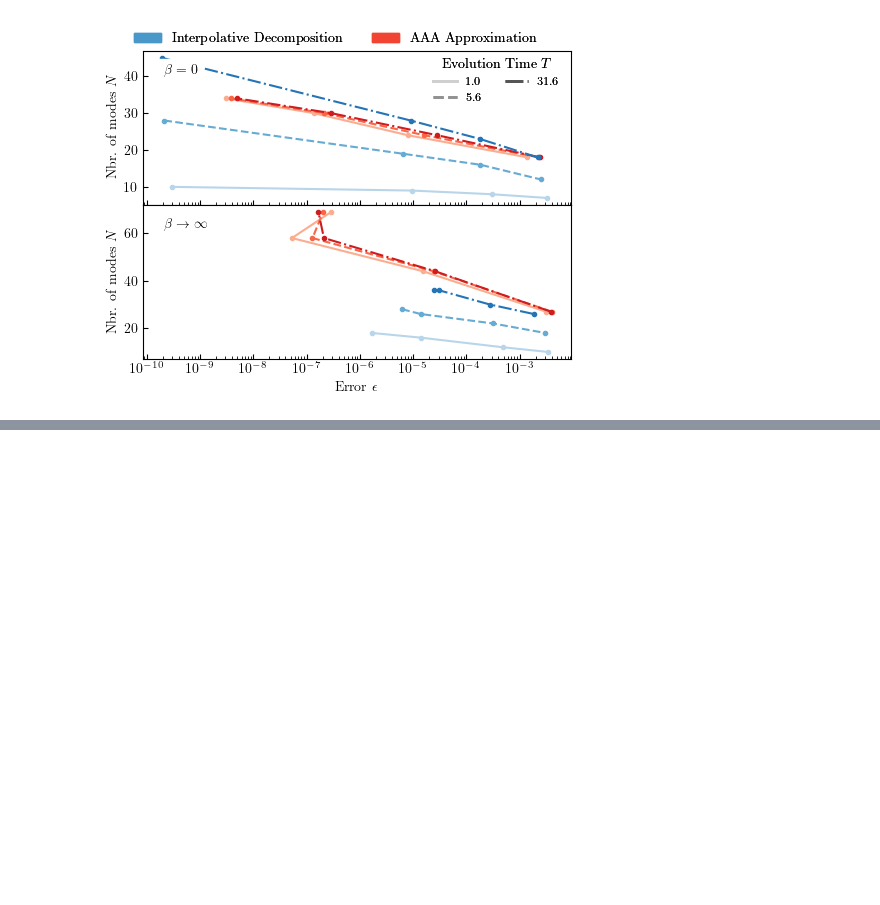
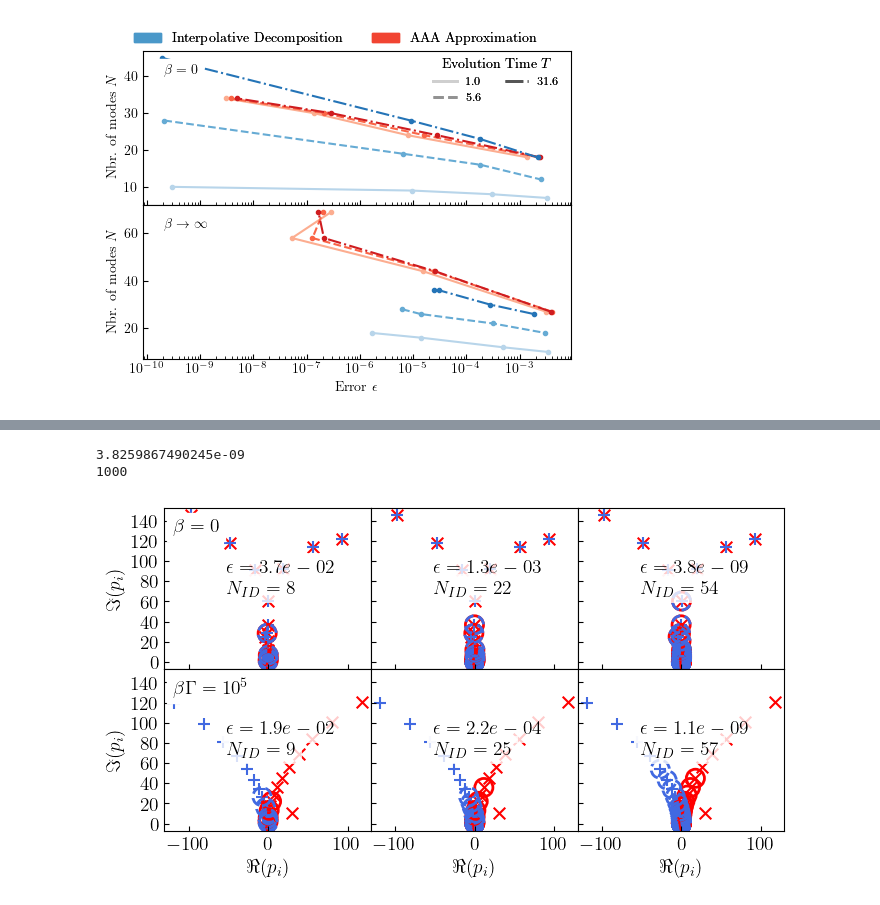
Before and after one commit to jthoenniss/RealTimeID, a Jupyter notebook: notebooks/paper.ipynb, the cells around one changed output, grey strips where cells are left out. Cells and saved outputs as stored; diff of their text form; code cells hidden in the pictures; blank space fills up the shorter version.

```diff
--- a/notebooks/paper.ipynb
+++ b/notebooks/paper.ipynb
@@ -526,0 +559,51 @@ IndexError: too many indices for array: array is 1-dimensional, but 2 were index
+# %%
+
+cmap_reds = plt.get_cmap("Reds_r")
+norm_errors = mcolors.LogNorm(vmin=0.1*np.min(errors_AAA_sc[:30,:,:]), vmax=2*np.max(errors_AAA_sc[:30,:,:]))
+#Set plot parameters
+plt.rcParams.update({"text.usetex": True, "font.family": "serif", "font.size": 14})
+#plot poles
+fig, axs = plt.subplots(2, 3, figsize=(8, 4.2), sharex=True, sharey=True)
+
+#idx axes: tol, tau, beta
+tau= 9
+for beta in range (2):
+    for tol_idx, tol in enumerate([0,20,80]):
+        idx = get_idx(tol, tau, beta)
+        axs[beta, tol_idx].scatter(np.real(poles_particle_upper[idx]), np.imag(poles_particle_upper[idx]), marker = 'x', linestyle = 'None', color = 'red', s = 70)
+        axs[beta, tol_idx].scatter(np.real(poles_hole_upper[idx]), np.imag(poles_hole_upper[idx]), marker = '+', linestyle = 'None', color = 'royalblue', s = 70)
+        axs[beta, tol_idx].text(0.3, 0.6, f"$\epsilon = {errors_AAA_sc[tol, tau, beta]:.1e}$", transform=axs[beta, tol_idx].transAxes,  bbox=dict(facecolor='white', alpha=0.8, edgecolor='none'))
+        N_ID = len(ID_poles_particle_upper[idx]) + len(ID_poles_hole_upper[idx]) #number of modes
+        axs[beta, tol_idx].text(0.3, 0.47, f"$N_{{ID}} = {N_ID}$", transform=axs[beta, tol_idx].transAxes,  bbox=dict(facecolor='white', alpha=0.8, edgecolor='none'))
+        axs[beta, tol_idx].scatter(np.real(ID_poles_particle_upper[idx]), np.imag(ID_poles_particle_upper[idx]), facecolors='none', edgecolors="red", linewidth = 2, linestyle = 'None', s = 170)
+        axs[beta, tol_idx].scatter(np.real(ID_poles_hole_upper[idx]), np.imag(ID_poles_hole_upper[idx]), facecolors='none', edgecolors="royalblue", linewidth = 2,linestyle = 'dashed', s = 170)
+
+print(errors_AAA_sc[80,9,0])
+print(N_maxs_sc[80,9,1])
+
+#move all ticks into plot area:
+for ax in axs.flat:
+    ax.xaxis.set_tick_params(which='both', direction='in')
+    ax.yaxis.set_tick_params(which='both', direction='in')
+    # Ensure y-axis ticks are integers
+    from matplotlib.ticker import MaxNLocator
+    ax.yaxis.set_major_locator(MaxNLocator(integer=True))
+    #ax.set_xlim(-60, 60)
+    #ax.set_ylim(0, 60.9)
+
+for ax in axs[-1,:]:
+    ax.set_xlabel(r"$\Re(p_i)$")
+for ax in axs[:,0]:
+    ax.set_ylabel(r"$\Im(p_i)$")
+
+#write the temperature values into plots
+#for text inset, choose background color white
+axs[0,0].text(0.04, 0.85, r"$\beta = 0$", transform=axs[0,0].transAxes, backgroundcolor='white')
+axs[1,0].text(0.04, 0.85, r"$\beta\Gamma  = 10^5$", transform=axs[1,0].transAxes, backgroundcolor='white')
+
+#move lower plots closer to upper plots
+fig.subplots_adjust(hspace=0.0, wspace=0.0)
+# %% [output]
+3.8259867490245e-09
+1000
+[figure, added]
```
Also changed, not shown: parts of 7 cells of this notebook.
